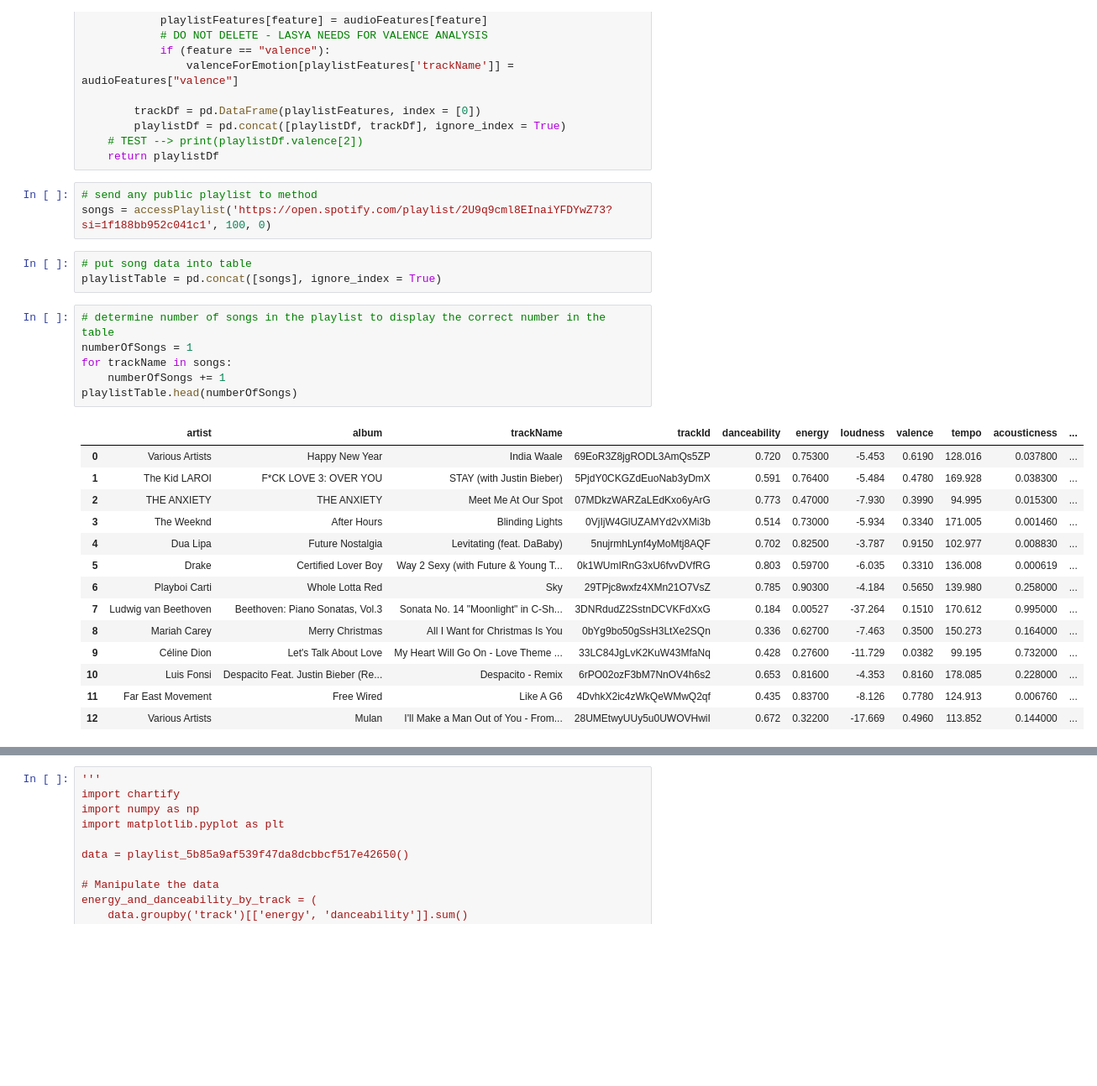
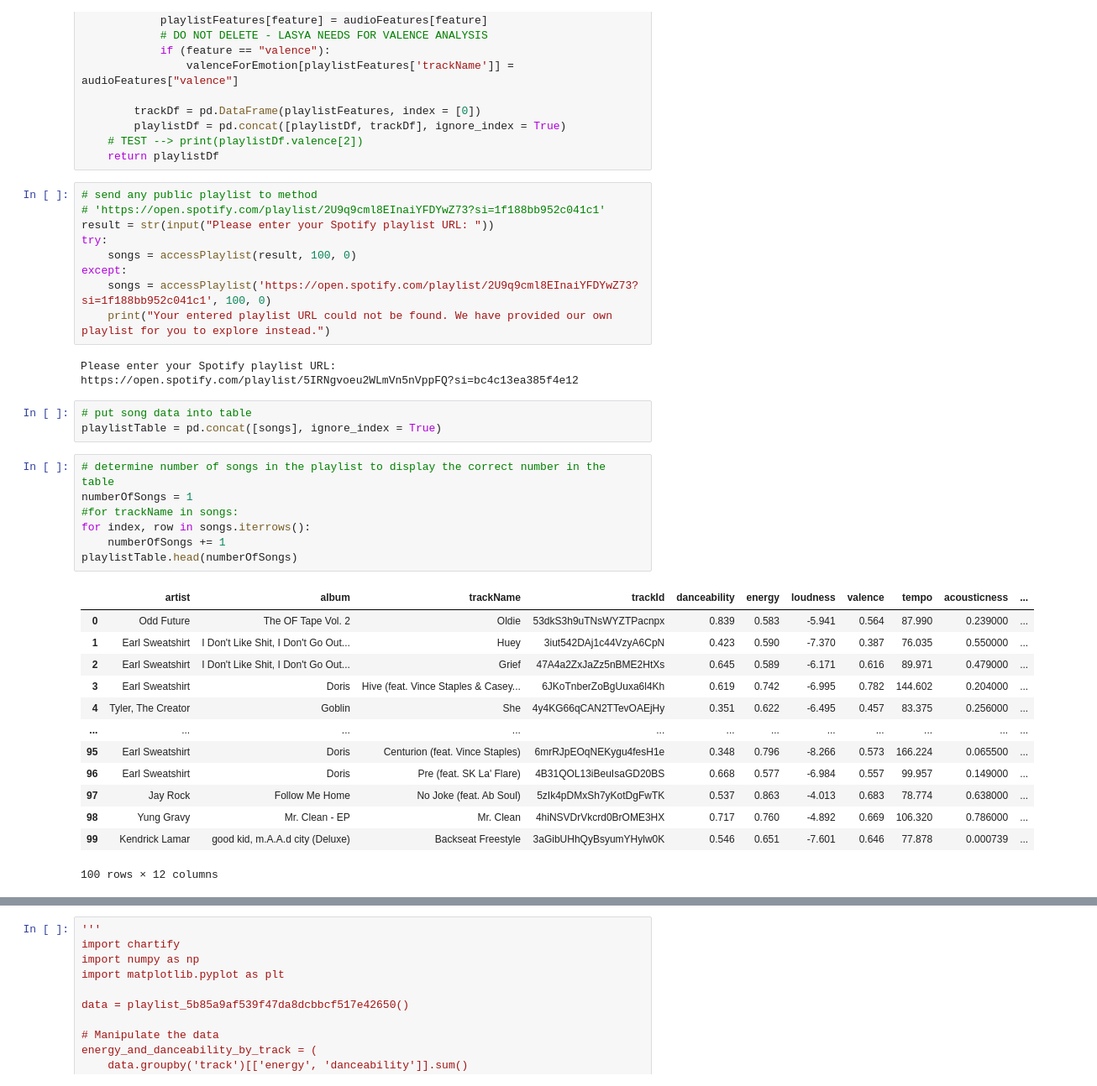
Before and after one commit to CS196Illinois/Group54-FA21, a Jupyter notebook: Testing.ipynb, the cells around one changed output, grey strips where cells are left out. Shown at 84% size. Cells and saved outputs as stored; diff of their text form; blank space fills up the shorter version.

```diff
--- a/Testing.ipynb
+++ b/Testing.ipynb
@@ -46,31 +46,39 @@ def accessPlaylist(url, limit, offset):
     return playlistDf
 # %%
 # send any public playlist to method
-songs = accessPlaylist('https://open.spotify.com/playlist/2U9q9cml8EInaiYFDYwZ73?si=1f188bb952c041c1', 100, 0)
+# 'https://open.spotify.com/playlist/2U9q9cml8EInaiYFDYwZ73?si=1f188bb952c041c1'
+result = str(input("Please enter your Spotify playlist URL: "))
+try:
+    songs = accessPlaylist(result, 100, 0)
+except:
+    songs = accessPlaylist('https://open.spotify.com/playlist/2U9q9cml8EInaiYFDYwZ73?si=1f188bb952c041c1', 100, 0)
+    print("Your entered playlist URL could not be found. We have provided our own playlist for you to explore instead.")
+# %% [output]
+Please enter your Spotify playlist URL: https://open.spotify.com/playlist/5IRNgvoeu2WLmVn5nVppFQ?si=bc4c13ea385f4e12
 # %%
 # put song data into table
 playlistTable = pd.concat([songs], ignore_index = True)
 # %%
 # determine number of songs in the playlist to display the correct number in the table
 numberOfSongs = 1
-for trackName in songs:
+#for trackName in songs:
+for index, row in songs.iterrows():
     numberOfSongs += 1
 playlistTable.head(numberOfSongs)
 # %% [output]
 |  | artist | album | trackName | trackId | danceability | energy | loudness | valence | tempo | acousticness | ... |
-| 0 | Various Artists | Happy New Year | India Waale | 69EoR3Z8jgRODL3AmQs5ZP | 0.720 | 0.75300 | -5.453 | 0.6190 | 128.016 | 0.037800 | ... |
-| 1 | The Kid LAROI | F*CK LOVE 3: OVER YOU | STAY (with Justin Bieber) | 5PjdY0CKGZdEuoNab3yDmX | 0.591 | 0.76400 | -5.484 | 0.4780 | 169.928 | 0.038300 | ... |
-| 2 | THE ANXIETY | THE ANXIETY | Meet Me At Our Spot | 07MDkzWARZaLEdKxo6yArG | 0.773 | 0.47000 | -7.930 | 0.3990 | 94.995 | 0.015300 | ... |
-| 3 | The Weeknd | After Hours | Blinding Lights | 0VjIjW4GlUZAMYd2vXMi3b | 0.514 | 0.73000 | -5.934 | 0.3340 | 171.005 | 0.001460 | ... |
-| 4 | Dua Lipa | Future Nostalgia | Levitating (feat. DaBaby) | 5nujrmhLynf4yMoMtj8AQF | 0.702 | 0.82500 | -3.787 | 0.9150 | 102.977 | 0.008830 | ... |
-| 5 | Drake | Certified Lover Boy | Way 2 Sexy (with Future & Young T... | 0k1WUmIRnG3xU6fvvDVfRG | 0.803 | 0.59700 | -6.035 | 0.3310 | 136.008 | 0.000619 | ... |
-| 6 | Playboi Carti | Whole Lotta Red | Sky | 29TPjc8wxfz4XMn21O7VsZ | 0.785 | 0.90300 | -4.184 | 0.5650 | 139.980 | 0.258000 | ... |
-| 7 | Ludwig van Beethoven | Beethoven: Piano Sonatas, Vol.3 | Sonata No. 14 "Moonlight" in C-Sh... | 3DNRdudZ2SstnDCVKFdXxG | 0.184 | 0.00527 | -37.264 | 0.1510 | 170.612 | 0.995000 | ... |
-| 8 | Mariah Carey | Merry Christmas | All I Want for Christmas Is You | 0bYg9bo50gSsH3LtXe2SQn | 0.336 | 0.62700 | -7.463 | 0.3500 | 150.273 | 0.164000 | ... |
-| 9 | Céline Dion | Let's Talk About Love | My Heart Will Go On - Love Theme ... | 33LC84JgLvK2KuW43MfaNq | 0.428 | 0.27600 | -11.729 | 0.0382 | 99.195 | 0.732000 | ... |
-| 10 | Luis Fonsi | Despacito Feat. Justin Bieber (Re... | Despacito - Remix | 6rPO02ozF3bM7NnOV4h6s2 | 0.653 | 0.81600 | -4.353 | 0.8160 | 178.085 | 0.228000 | ... |
-| 11 | Far East Movement | Free Wired | Like A G6 | 4DvhkX2ic4zWkQeWMwQ2qf | 0.435 | 0.83700 | -8.126 | 0.7780 | 124.913 | 0.006760 | ... |
-| 12 | Various Artists | Mulan | I'll Make a Man Out of You - From... | 28UMEtwyUUy5u0UWOVHwiI | 0.672 | 0.32200 | -17.669 | 0.4960 | 113.852 | 0.144000 | ... |
+| 0 | Odd Future | The OF Tape Vol. 2 | Oldie | 53dkS3h9uTNsWYZTPacnpx | 0.839 | 0.583 | -5.941 | 0.564 | 87.990 | 0.239000 | ... |
+| 1 | Earl Sweatshirt | I Don't Like Shit, I Don't Go Out... | Huey | 3iut542DAj1c44VzyA6CpN | 0.423 | 0.590 | -7.370 | 0.387 | 76.035 | 0.550000 | ... |
+| 2 | Earl Sweatshirt | I Don't Like Shit, I Don't Go Out... | Grief | 47A4a2ZxJaZz5nBME2HtXs | 0.645 | 0.589 | -6.171 | 0.616 | 89.971 | 0.479000 | ... |
+| 3 | Earl Sweatshirt | Doris | Hive (feat. Vince Staples & Casey... | 6JKoTnberZoBgUuxa6l4Kh | 0.619 | 0.742 | -6.995 | 0.782 | 144.602 | 0.204000 | ... |
+| 4 | Tyler, The Creator | Goblin | She | 4y4KG66qCAN2TTevOAEjHy | 0.351 | 0.622 | -6.495 | 0.457 | 83.375 | 0.256000 | ... |
+| ... | ... | ... | ... | ... | ... | ... | ... | ... | ... | ... | ... |
+| 95 | Earl Sweatshirt | Doris | Centurion (feat. Vince Staples) | 6mrRJpEOqNEKygu4fesH1e | 0.348 | 0.796 | -8.266 | 0.573 | 166.224 | 0.065500 | ... |
+| 96 | Earl Sweatshirt | Doris | Pre (feat. SK La' Flare) | 4B31QOL13iBeuIsaGD20BS | 0.668 | 0.577 | -6.984 | 0.557 | 99.957 | 0.149000 | ... |
+| 97 | Jay Rock | Follow Me Home | No Joke (feat. Ab Soul) | 5zIk4pDMxSh7yKotDgFwTK | 0.537 | 0.863 | -4.013 | 0.683 | 78.774 | 0.638000 | ... |
+| 98 | Yung Gravy | Mr. Clean - EP | Mr. Clean | 4hiNSVDrVkcrd0BrOME3HX | 0.717 | 0.760 | -4.892 | 0.669 | 106.320 | 0.786000 | ... |
+| 99 | Kendrick Lamar | good kid, m.A.A.d city (Deluxe) | Backseat Freestyle | 3aGibUHhQyBsyumYHylw0K | 0.546 | 0.651 | -7.601 | 0.646 | 77.878 | 0.000739 | ... |
+100 rows × 12 columns
 # %%
 # imports for graphing and spotify api
 import matplotlib.pyplot as plt
```
Also changed, not shown: parts of 3 cells of this notebook.
